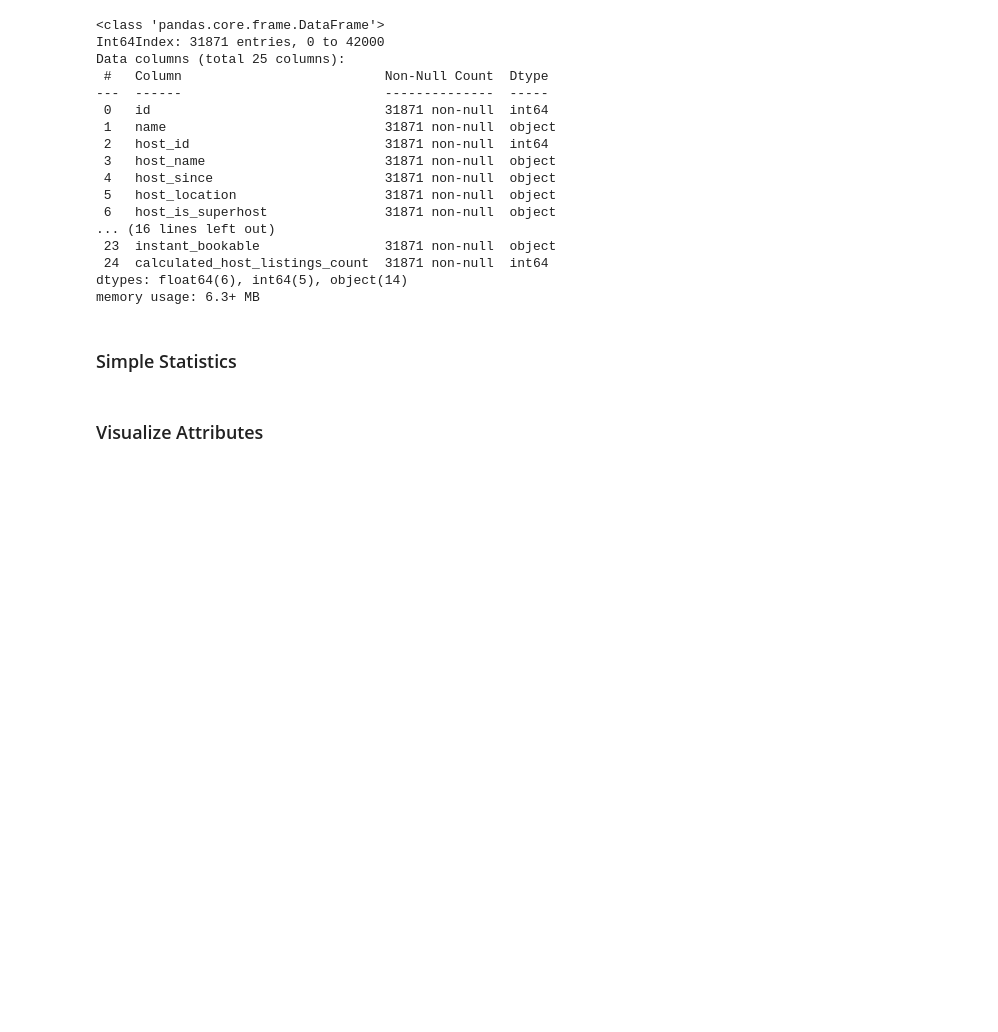
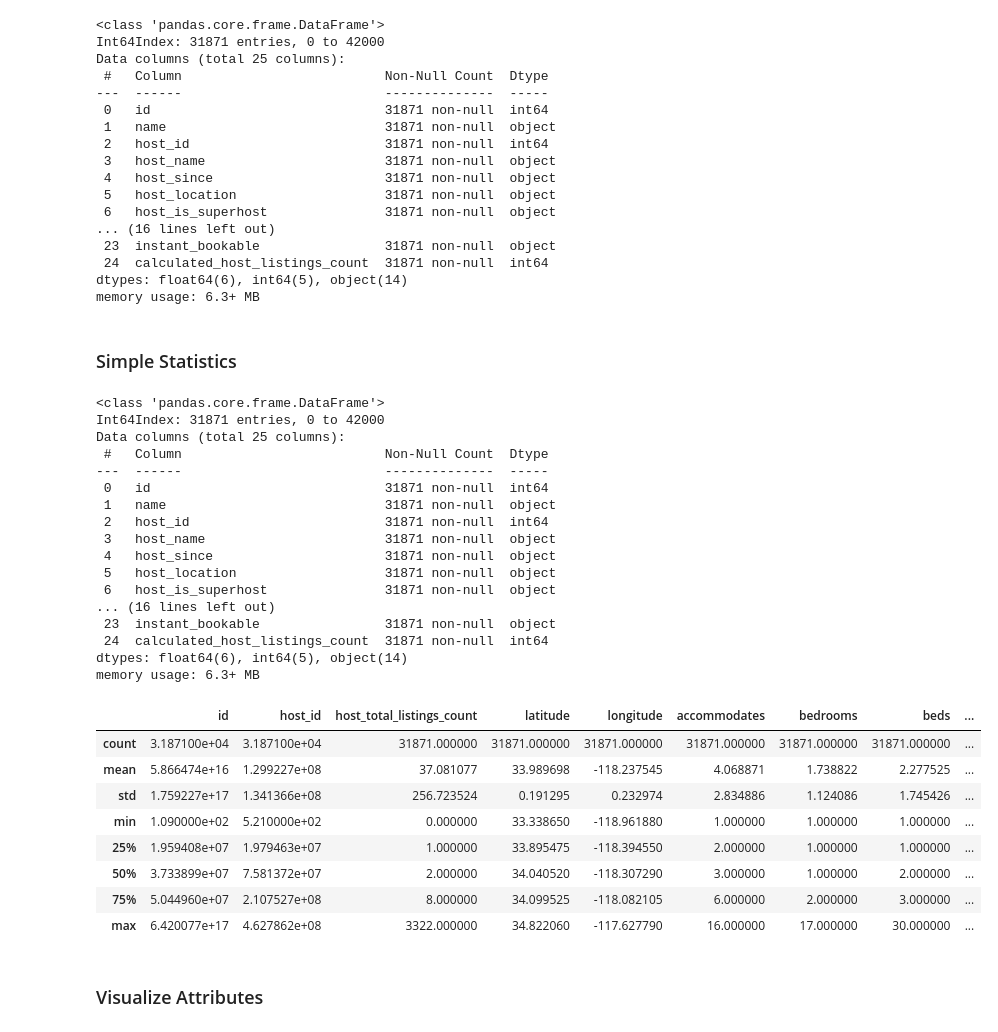
Before and after one commit to boneeyah/DS7331_Group, a Jupyter notebook: Lab1.ipynb, the cells around one changed output. Cells and saved outputs as stored; diff of their text form; code cells hidden in the pictures; blank space fills up the shorter version.

```diff
--- a/Lab1.ipynb
+++ b/Lab1.ipynb
@@ -267,5 +271,35 @@ dtypes: float64(6), int64(5), object(14)
 memory usage: 6.3+ MB
 # %% [markdown]
 ### Simple Statistics
+# %%
+df.info()
+df.describe()
+# %% [output]
+<class 'pandas.core.frame.DataFrame'>
+Int64Index: 31871 entries, 0 to 42000
+Data columns (total 25 columns):
+ #   Column                          Non-Null Count  Dtype
+---  ------                          --------------  -----
+ 0   id                              31871 non-null  int64
+ 1   name                            31871 non-null  object
+ 2   host_id                         31871 non-null  int64
+ 3   host_name                       31871 non-null  object
+ 4   host_since                      31871 non-null  object
+ 5   host_location                   31871 non-null  object
+ 6   host_is_superhost               31871 non-null  object
+... (16 lines left out)
+ 23  instant_bookable                31871 non-null  object
+ 24  calculated_host_listings_count  31871 non-null  int64
+dtypes: float64(6), int64(5), object(14)
+memory usage: 6.3+ MB
+|  | id | host_id | host_total_listings_count | latitude | longitude | accommodates | bedrooms | beds | ... |
+| count | 3.187100e+04 | 3.187100e+04 | 31871.000000 | 31871.000000 | 31871.000000 | 31871.000000 | 31871.000000 | 31871.000000 | ... |
+| mean | 5.866474e+16 | 1.299227e+08 | 37.081077 | 33.989698 | -118.237545 | 4.068871 | 1.738822 | 2.277525 | ... |
+| std | 1.759227e+17 | 1.341366e+08 | 256.723524 | 0.191295 | 0.232974 | 2.834886 | 1.124086 | 1.745426 | ... |
+| min | 1.090000e+02 | 5.210000e+02 | 0.000000 | 33.338650 | -118.961880 | 1.000000 | 1.000000 | 1.000000 | ... |
+| 25% | 1.959408e+07 | 1.979463e+07 | 1.000000 | 33.895475 | -118.394550 | 2.000000 | 1.000000 | 1.000000 | ... |
+| 50% | 3.733899e+07 | 7.581372e+07 | 2.000000 | 34.040520 | -118.307290 | 3.000000 | 1.000000 | 2.000000 | ... |
+| 75% | 5.044960e+07 | 2.107527e+08 | 8.000000 | 34.099525 | -118.082105 | 6.000000 | 2.000000 | 3.000000 | ... |
+| max | 6.420077e+17 | 4.627862e+08 | 3322.000000 | 34.822060 | -117.627790 | 16.000000 | 17.000000 | 30.000000 | ... |
 # %% [markdown]
 ### Visualize Attributes
```
Also changed, not shown: parts of 2 cells of this notebook.
